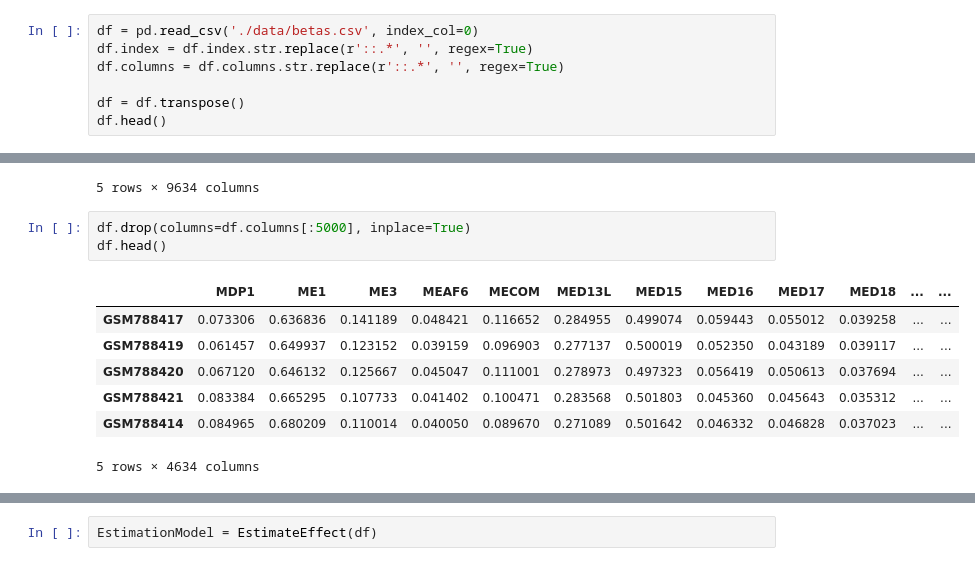
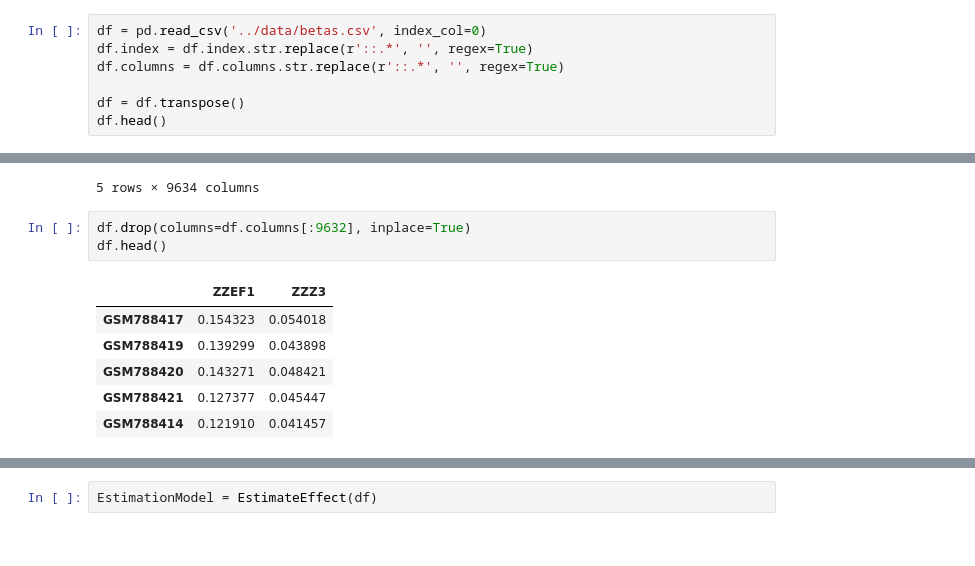
Before and after one commit to shamanth-kuthpadi/dowhy-preeclampsia, a Jupyter notebook: misc/data_explorationv2.ipynb, the cells around one changed output, grey strips where cells are left out. Drawn from its saved outputs; the diff is of its cells as text.

```diff
--- a/misc/data_explorationv2.ipynb
+++ b/misc/data_explorationv2.ipynb
@@ -10,5 +8,5 @@ No GPU automatically detected. Setting SETTINGS.GPU to 0, and SETTINGS.NJOBS to
 # %%
-df = pd.read_csv('./data/betas.csv', index_col=0)
+df = pd.read_csv('../data/betas.csv', index_col=0)
 df.index = df.index.str.replace(r'::.*', '', regex=True)
 df.columns = df.columns.str.replace(r'::.*', '', regex=True)
 
@@ -23,16 +21,15 @@ df.head()
 | GSM788414 | 0.374402 | 0.284613 | 0.786321 | 0.059106 | 0.697250 | 0.046840 | 0.029264 | 0.632338 | 0.033920 | 0.035989 | ... | ... |
 5 rows × 9634 columns
 # %%
-df.drop(columns=df.columns[:5000], inplace=True)
+df.drop(columns=df.columns[:9632], inplace=True)
 df.head()
 # %% [output]
-|  | MDP1 | ME1 | ME3 | MEAF6 | MECOM | MED13L | MED15 | MED16 | MED17 | MED18 | ... | ... |
-| GSM788417 | 0.073306 | 0.636836 | 0.141189 | 0.048421 | 0.116652 | 0.284955 | 0.499074 | 0.059443 | 0.055012 | 0.039258 | ... | ... |
-| GSM788419 | 0.061457 | 0.649937 | 0.123152 | 0.039159 | 0.096903 | 0.277137 | 0.500019 | 0.052350 | 0.043189 | 0.039117 | ... | ... |
-| GSM788420 | 0.067120 | 0.646132 | 0.125667 | 0.045047 | 0.111001 | 0.278973 | 0.497323 | 0.056419 | 0.050613 | 0.037694 | ... | ... |
-| GSM788421 | 0.083384 | 0.665295 | 0.107733 | 0.041402 | 0.100471 | 0.283568 | 0.501803 | 0.045360 | 0.045643 | 0.035312 | ... | ... |
-| GSM788414 | 0.084965 | 0.680209 | 0.110014 | 0.040050 | 0.089670 | 0.271089 | 0.501642 | 0.046332 | 0.046828 | 0.037023 | ... | ... |
+|  | ZZEF1 | ZZZ3 |
+| GSM788417 | 0.154323 | 0.054018 |
+| GSM788419 | 0.139299 | 0.043898 |
+| GSM788420 | 0.143271 | 0.048421 |
+| GSM788421 | 0.127377 | 0.045447 |
+| GSM788414 | 0.121910 | 0.041457 |
-5 rows × 4634 columns
 # %%
 df.shape
 # %% [output]
```
Also changed, not shown: parts of 3 cells of this notebook, 3 other files.
